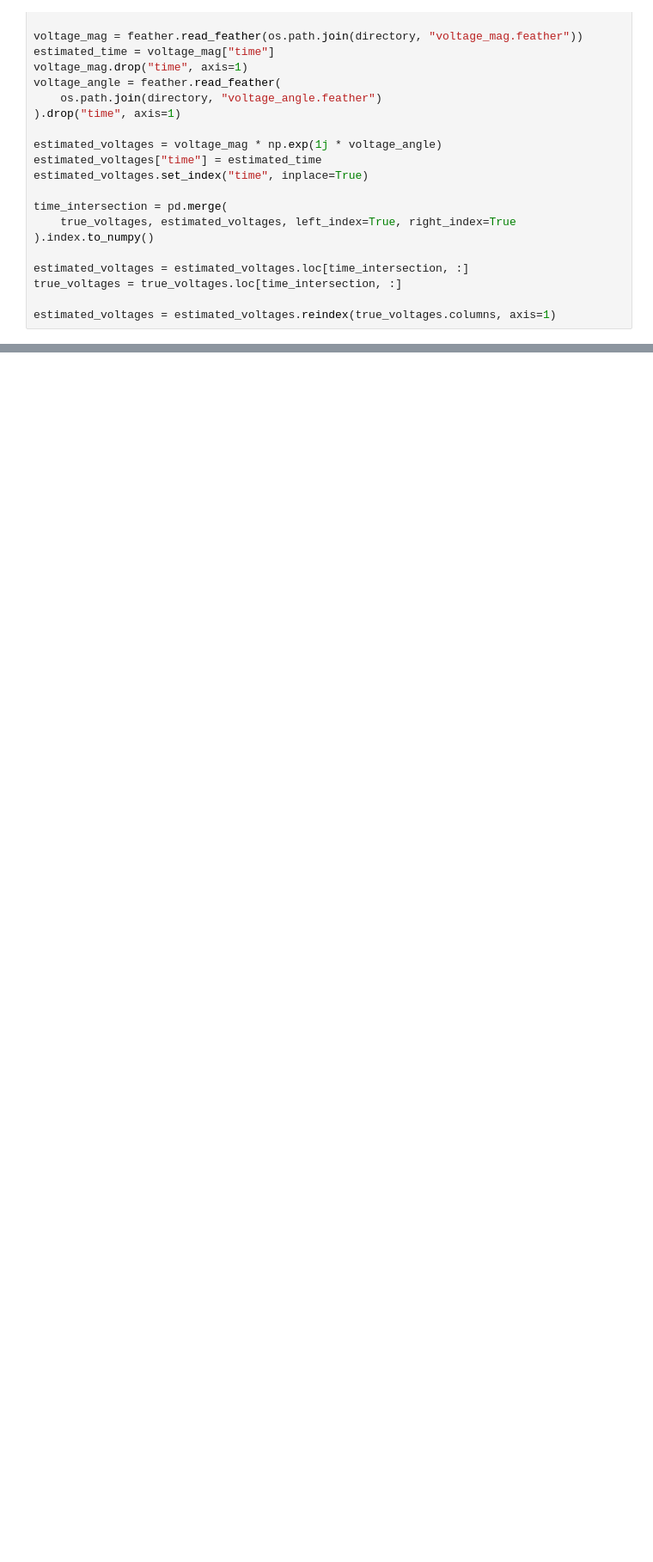
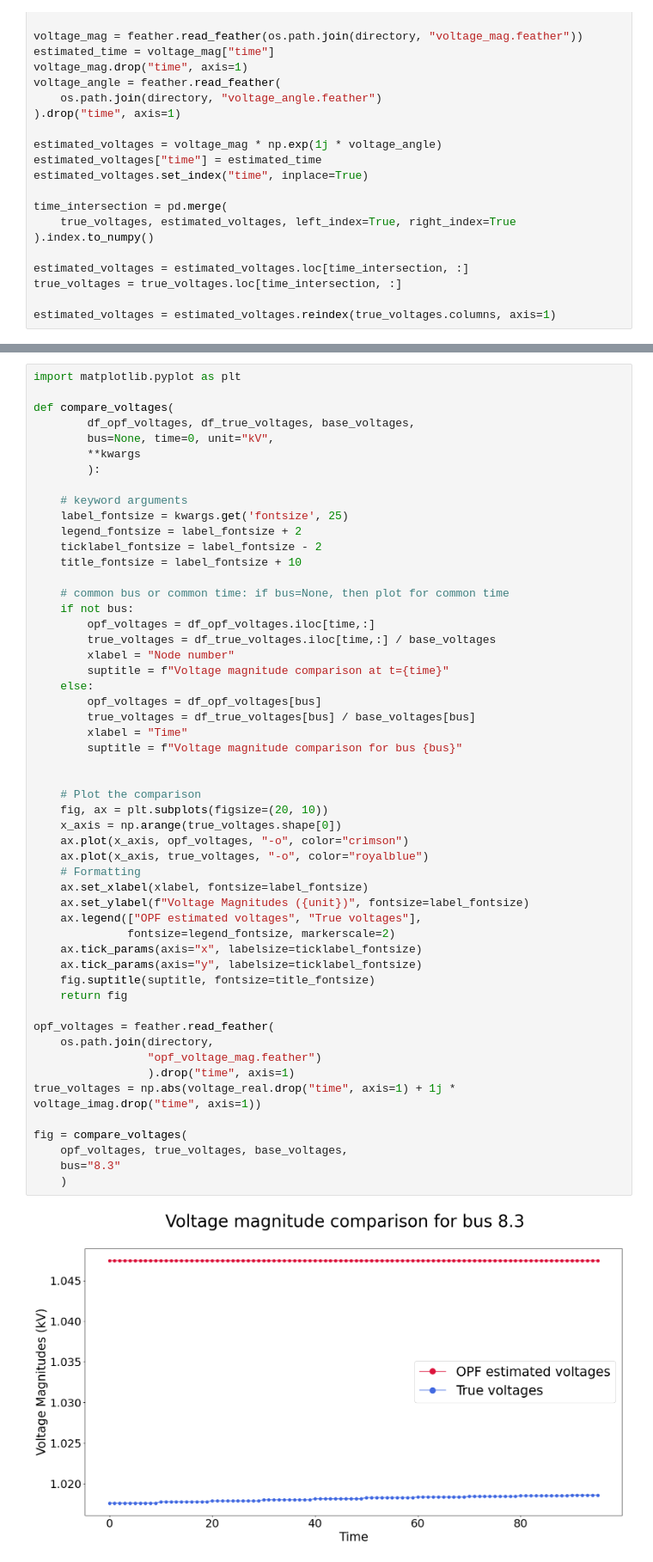
Before and after one commit to pnnl/oedisi_dopf, a Jupyter notebook: post_process/post_process.ipynb, the cells around one changed output, grey strips where cells are left out. Shown at 86% size. Cells and saved outputs as stored; diff of their text form; blank space fills up the shorter version.

```diff
--- a/post_process/post_process.ipynb
+++ b/post_process/post_process.ipynb
@@ -204,0 +207,55 @@ if len(true_voltages) >= 94:
+# %%
+import matplotlib.pyplot as plt
+
+def compare_voltages(
+        df_opf_voltages, df_true_voltages, base_voltages,
+        bus=None, time=0, unit="kV",
+        **kwargs
+        ):
+
+    # keyword arguments
+    label_fontsize = kwargs.get('fontsize', 25)
+    legend_fontsize = label_fontsize + 2
+    ticklabel_fontsize = label_fontsize - 2
+    title_fontsize = label_fontsize + 10
+
+    # common bus or common time: if bus=None, then plot for common time
+    if not bus:
+        opf_voltages = df_opf_voltages.iloc[time,:]
+        true_voltages = df_true_voltages.iloc[time,:] / base_voltages
+        xlabel = "Node number"
+        suptitle = f"Voltage magnitude comparison at t={time}"
+    else:
+        opf_voltages = df_opf_voltages[bus]
+        true_voltages = df_true_voltages[bus] / base_voltages[bus]
+        xlabel = "Time"
+        suptitle = f"Voltage magnitude comparison for bus {bus}"
+
+
+    # Plot the comparison
+    fig, ax = plt.subplots(figsize=(20, 10))
+    x_axis = np.arange(true_voltages.shape[0])
+    ax.plot(x_axis, opf_voltages, "-o", color="crimson")
+    ax.plot(x_axis, true_voltages, "-o", color="royalblue")
+    # Formatting
+    ax.set_xlabel(xlabel, fontsize=label_fontsize)
+    ax.set_ylabel(f"Voltage Magnitudes ({unit})", fontsize=label_fontsize)
+    ax.legend(["OPF estimated voltages", "True voltages"],
+              fontsize=legend_fontsize, markerscale=2)
+    ax.tick_params(axis="x", labelsize=ticklabel_fontsize)
+    ax.tick_params(axis="y", labelsize=ticklabel_fontsize)
+    fig.suptitle(suptitle, fontsize=title_fontsize)
+    return fig
+
+opf_voltages = feather.read_feather(
+    os.path.join(directory,
+                 "opf_voltage_mag.feather")
+                 ).drop("time", axis=1)
+true_voltages = np.abs(voltage_real.drop("time", axis=1) + 1j * voltage_imag.drop("time", axis=1))
+
+fig = compare_voltages(
+    opf_voltages, true_voltages, base_voltages,
+    bus="8.3"
+    )
+# %% [output]
+[figure, added]
```
Also changed, not shown: parts of 3 cells of this notebook, 17 other files.
